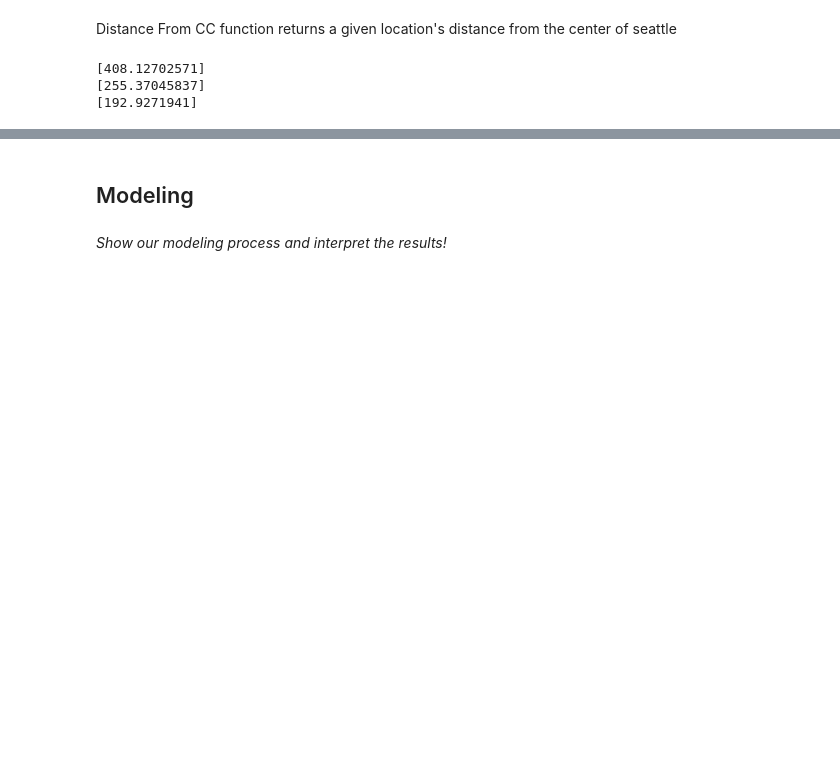
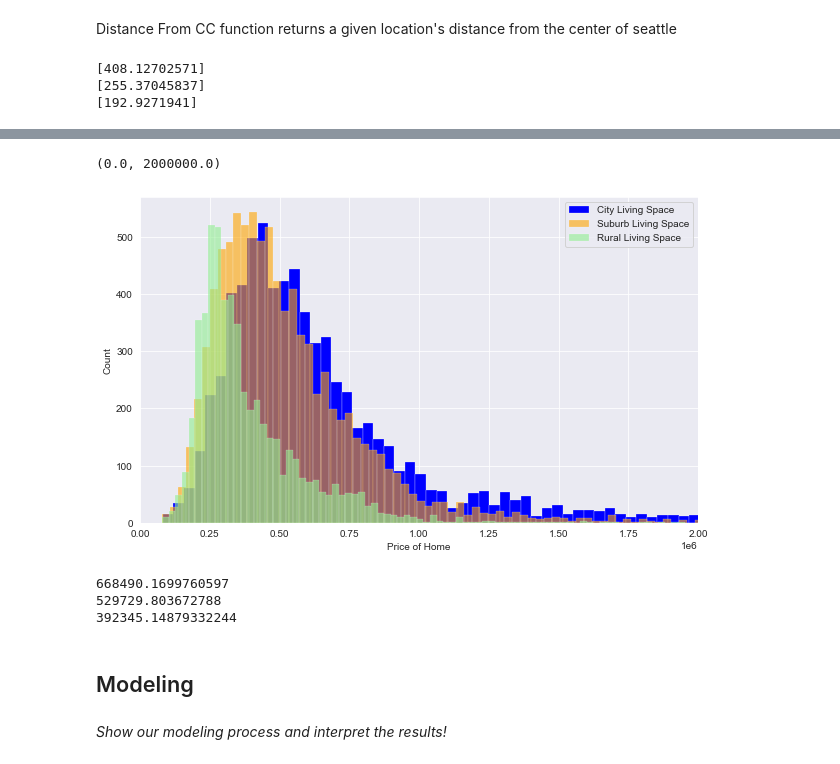
Before and after one commit to jmarkowi/kingcounty, a Jupyter notebook: predicting_prices_king_count-checkpoint.ipynb, the cells around one changed output, grey strips where cells are left out. Saved outputs shown, nothing was run; the diff lists cells and outputs as text; code cells hidden in the pictures; blank space fills up the shorter version.

```diff
--- a/predicting_prices_king_count-checkpoint.ipynb
+++ b/predicting_prices_king_count-checkpoint.ipynb
@@ -152,3 +174,26 @@ plt.legend();
+# %%
+fig = plt.figure(figsize = (10, 6))
+
+
+
+sns.histplot(data= city, x = 'price', color = 'b', label ='City Living Space', alpha = 1)
+sns.histplot(data= suburb, x = 'price', color = 'orange', label ='Suburb Living Space', alpha = .6)
+sns.histplot(data= rural, x = 'price', color = 'lightgreen', label='Rural Living Space', alpha = .6)
+
+plt.legend()
+plt.xlabel('Price of Home')
+plt.xlim(0, 2000000)
+# %% [output]
+(0.0, 2000000.0)
+[figure, added]
+# %%
+print(city['price'].mean())
+print(suburb['price'].mean())
+print(rural['price'].mean())
+# %% [output]
+668490.1699760597
+529729.803672788
+392345.14879332244
 # %% [markdown]
 ## Modeling
 # %% [markdown]
```
Also changed, not shown: parts of 3 cells of this notebook.
